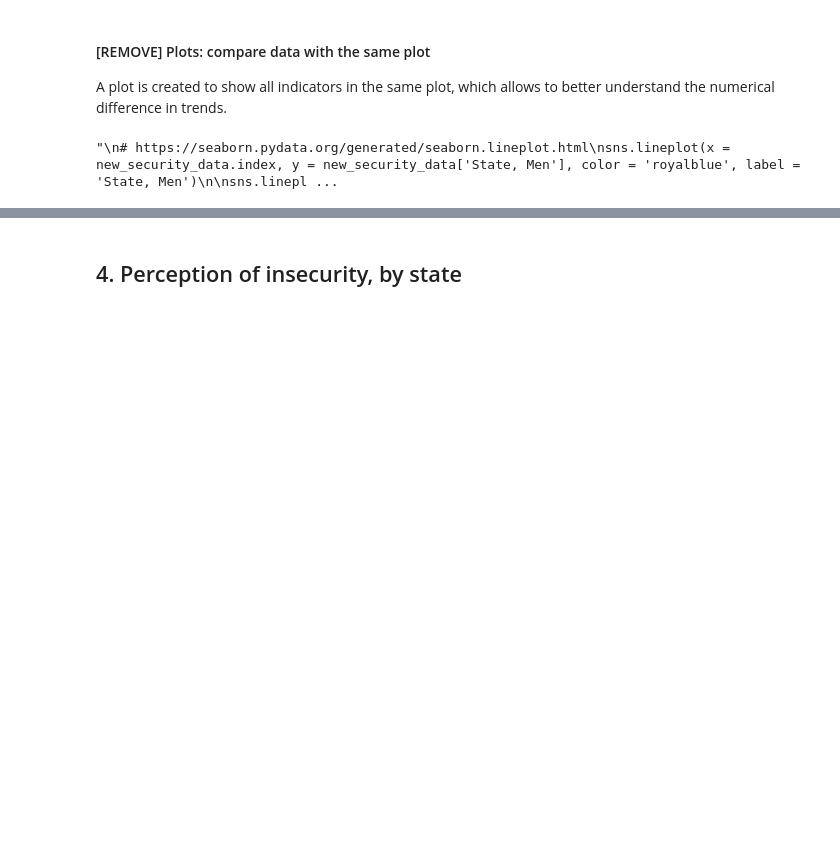
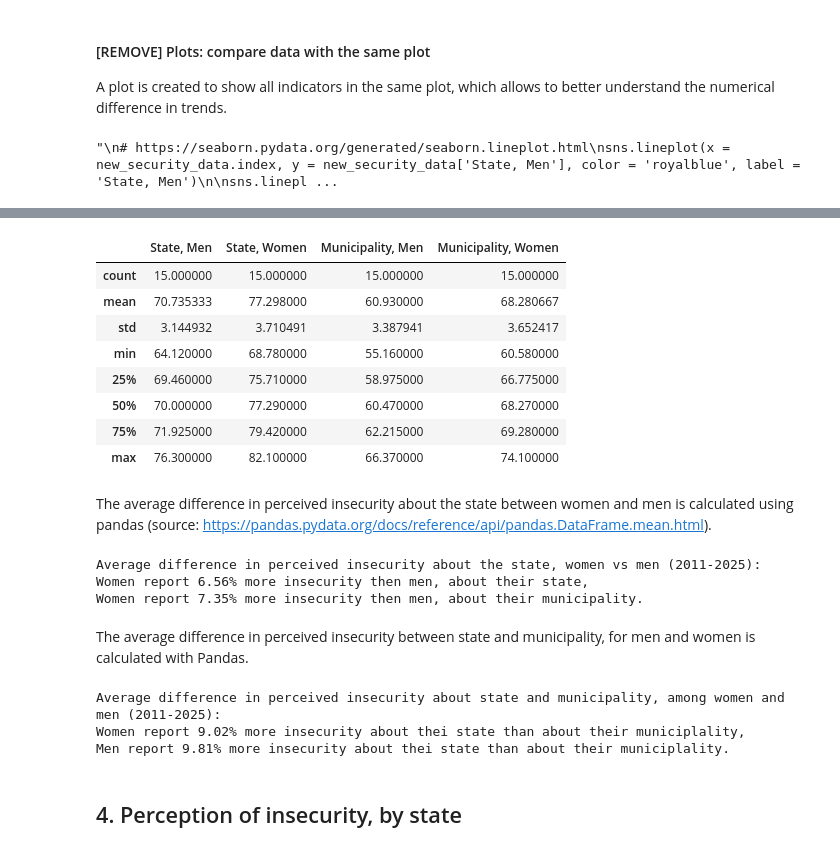
Before and after one commit to irenecelebrin/programming-for-data-analytics, a Jupyter notebook: project/project.ipynb, the cells around one changed output, grey strips where cells are left out. Drawn from its saved outputs; the diff is of its cells as text; code cells hidden in the pictures; blank space fills up the shorter version.

```diff
--- a/project/project.ipynb
+++ b/project/project.ipynb
@@ -522,3 +536,50 @@ statistics
+# %%
+# show statistics on the data.
+# see: https://pandas.pydata.org/docs/reference/api/pandas.DataFrame.describe.html
+new_security_data.describe()
+# %% [output]
+|  | State, Men | State, Women | Municipality, Men | Municipality, Women |
+| count | 15.000000 | 15.000000 | 15.000000 | 15.000000 |
+| mean | 70.735333 | 77.298000 | 60.930000 | 68.280667 |
+| std | 3.144932 | 3.710491 | 3.387941 | 3.652417 |
+| min | 64.120000 | 68.780000 | 55.160000 | 60.580000 |
+| 25% | 69.460000 | 75.710000 | 58.975000 | 66.775000 |
+| 50% | 70.000000 | 77.290000 | 60.470000 | 68.270000 |
+| 75% | 71.925000 | 79.420000 | 62.215000 | 69.280000 |
+| max | 76.300000 | 82.100000 | 66.370000 | 74.100000 |
+# %% [markdown]
+The average difference in perceived insecurity about the state between women and men is calculated using pandas (source: https://pandas.pydata.org/docs/reference/api/pandas.DataFrame.mean.html).
+# %%
+#calculate avg difference in perceived insecurity
+state_diff_by_sex = new_security_data['State, Women'].mean() - new_security_data['State, Men'].mean()
+municipality_diff_by_sex = new_security_data['Municipality, Women'].mean() - new_security_data['Municipality, Men'].mean()
+
+state_diff_by_sex = round(state_diff_by_sex,2)
+municipality_diff_by_sex = round(municipality_diff_by_sex,2)
+
+print('Average difference in perceived insecurity about the state, women vs men (2011-2025):')
+print(f'Women report {state_diff_by_sex}% more insecurity then men, about their state,')
+print(f'Women report {municipality_diff_by_sex}% more insecurity then men, about their municipality.')
+# %% [output]
+Average difference in perceived insecurity about the state, women vs men (2011-2025):
+Women report 6.56% more insecurity then men, about their state,
+Women report 7.35% more insecurity then men, about their municipality.
+# %% [markdown]
+The average difference in perceived insecurity between state and municipality, for men and women is calculated with Pandas.
+# %%
+state_municipality_women = new_security_data['State, Women'].mean() - new_security_data['Municipality, Women'].mean()
+state_municipality_men = new_security_data['State, Men'].mean() - new_security_data['Municipality, Men'].mean()
+
+state_municipality_women = round(state_municipality_women, 2)
+state_municipality_men = round(state_municipality_men, 2)
+
+print('Average difference in perceived insecurity about state and municipality, among women and men (2011-2025):')
+print(f'Women report {state_municipality_women}% more insecurity about thei state than about their municiplality,')
+print(f'Men report {state_municipality_men}% more insecurity about thei state than about their municiplality.')
+# %% [output]
+Average difference in perceived insecurity about state and municipality, among women and men (2011-2025):
+Women report 9.02% more insecurity about thei state than about their municiplality,
+Men report 9.81% more insecurity about thei state than about their municiplality.
 # %% [markdown]
 ## 4. Perception of insecurity, by state
 # %% [markdown]
```
Also changed, not shown: parts of 16 cells of this notebook.
